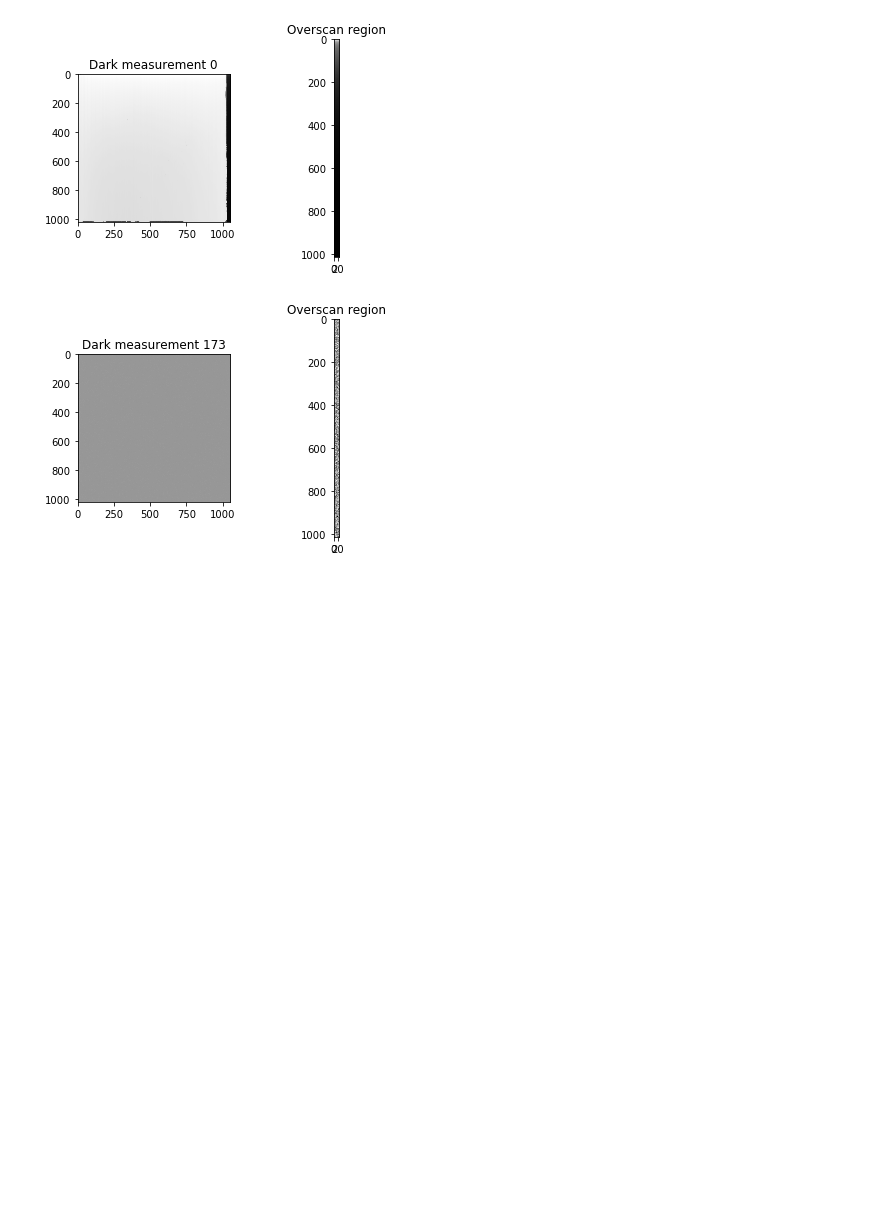
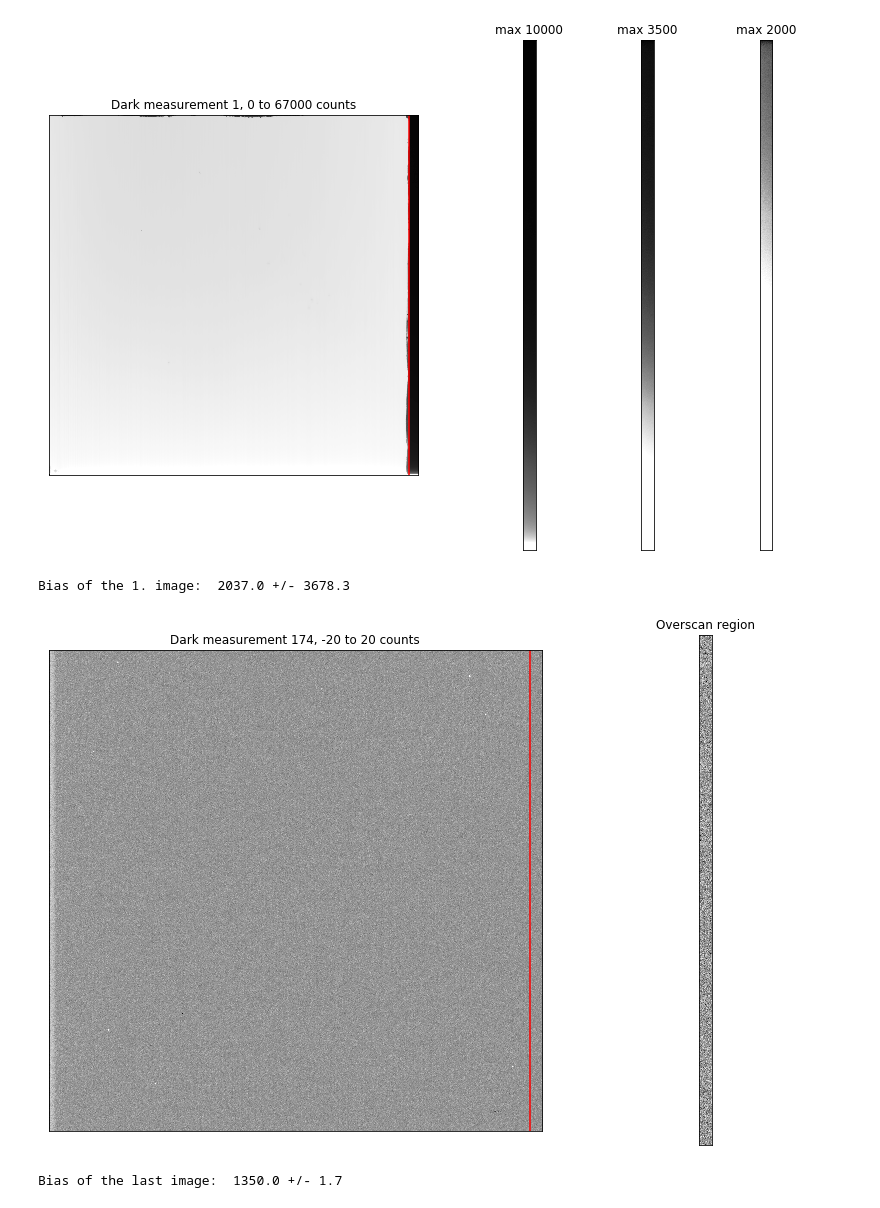
Before and after one commit to anananlyjlyj/physics-FP-Uni-HD, a Jupyter notebook: F30 Stellar CCD Photometry/CCD.ipynb, the cells around one changed output. Saved outputs shown, nothing was run; the diff lists cells and outputs as text; code cells hidden in the pictures; blank space fills up the shorter version.

```diff
--- a/F30 Stellar CCD Photometry/CCD.ipynb
+++ b/F30 Stellar CCD Photometry/CCD.ipynb
@@ -13,42 +16,82 @@ from scipy.stats import linregress
 # %%
 # from dark measurement read temperature and count median, standard deviation
-#
 # To read .fits file use IFC(<path_to_files>, glob_include = file name start*, keywords = interested key in header)
 # The structure of a .fits file is Header Data Units(HDU)
-# Each HDU contains .header (header information ~ key-value pair, labels of data) and .data (image information ~ array)
+# Each HDU contains .header (header information ~ key-value pair, labels of data) and .data
 # To get value of header information use IFC(...).values(<key>) or IFC(...).summary[<key>].data
 # More info: https://ccdproc.readthedocs.io/en/latest/api/ccdproc.ImageFileCollection.html#ccdproc.ImageFileCollection.hdus
-#
-dark = IFC('.\Template_scripts\darks\\',glob_include='dark_*', keywords=['ccdtemp', 'datamedi', 'datastdv'])
+path = r".\Template Scripts\darks"
+dark = IFC(path,glob_include='dark_*', keywords=['ccdtemp','datamedi','datastdv'])
 temp,med,stddev=np.asarray(dark.values("ccdtemp"))+273.15,np.asarray(dark.values("datamedi")),np.asarray(dark.values("datastdv"))
 
-# use program ds9 we read the overscan region(= bias region) for dark_0000.fits is about (row[10:1024] colomn[1025:1050])
+# use program ds9 we read the overscan region(= bias region) for dark_0000.fits is about [1025:1050]
 # a list of median bias values and the standard deviations in the overscan region
 bias_med = []
 bias_std = []
 
-for idx, hdu in enumerate(dark.hdus(save_with_name = "-bias", save_location = '.\Template_scripts\darks-bias\\',
-                                    overwrite = True)):
-    bias = CCDData(hdu.data[10:1024,1025:1050], unit="electron")
+path = r".\Template Scripts\darks-bias"
+for idx, hdu in enumerate(dark.hdus(save_with_name = "-bias",
+                                    save_location = path, overwrite = True)):
+    bias = CCDData(hdu.data[0:1024,1025:1050], unit="electron")
     bias_med.append(np.median(np.asarray(bias)))
     bias_std.append(np.std(np.asarray(bias)))
     # Correct each of the dark measurements with their corresponding median bias value
     hdu.data = hdu.data - np.median(np.asarray(bias))
-    if idx == 0 or idx == 173:
+    if idx == 0:
         # plot of the whole image
         pic = CCDData(hdu.data, unit="electron") # convert hdu(array) to pic(CCDData) first
-        fig, (ax1, ax2) = plt.subplots(1, 2)
-        ax1.imshow(pic, cmap='Greys_r')
-        ax1.set_title("Dark measurement " + str(idx))
+        ax1 = plt.subplot2grid((1,7),(0,0),colspan=4)
+        ax2 = plt.subplot2grid((1,7),(0,4))
+        ax3 = plt.subplot2grid((1,7),(0,5))
+        ax4 = plt.subplot2grid((1,7),(0,6))
+        ax1.imshow(pic, cmap='Greys_r', origin='lower left')
+        ax1.axvline(x=1024,color='red')
+        ax1.xaxis.set_major_locator(plt.NullLocator())
+        ax1.yaxis.set_major_locator(plt.NullLocator())
+        ax1.set_title("Dark measurement " + str(idx+1) + ", 0 to 67000 counts")
         # plot of overscan region
-        ax2.imshow(bias, cmap='Greys_r')
+        ax2.imshow(bias, cmap='Greys_r', origin='lower left',vmax=10000)
+        ax2.set_title("max 10000")
+        ax2.yaxis.set_major_locator(plt.NullLocator())
+        ax2.xaxis.set_major_locator(plt.NullLocator())
+        # more overscan
+        ax3.imshow(bias, cmap='Greys_r', origin='lower left',vmax=3500)
+        ax3.set_title("max 3500")
+        ax3.yaxis.set_major_locator(plt.NullLocator())
+        ax3.xaxis.set_major_locator(plt.NullLocator())
+        ax4.imshow(bias, cmap='Greys_r', origin='lower left',vmax=2000)
+        ax4.set_title("max 2000")
+        ax4.yaxis.set_major_locator(plt.NullLocator())
+        ax4.xaxis.set_major_locator(plt.NullLocator())
+        plt.tight_layout()
+        plt.gcf().set_size_inches(11.69, 8.27)
+        plt.savefig(r".\pictures\darkbias1.png",)
+        plt.show()
+        print("Bias of the 1. image: ", bias_med[0], "+/-", round(bias_std[0],1))
+    if idx == 173:
+        # plot of the whole image
+        pic = CCDData(hdu.data, unit="electron") # convert hdu(array) to pic(CCDData) first
+        ax1 = plt.subplot2grid((1,3),(0,0),colspan=2)
+        ax2 = plt.subplot2grid((1,3),(0,2))
+        ax1.imshow(pic, cmap='Greys_r', origin='lower left',vmin=-20, vmax=20)
+        ax1.axvline(x=1024,color='red')
+        ax1.yaxis.set_major_locator(plt.NullLocator())
+        ax1.xaxis.set_major_locator(plt.NullLocator())
+        ax1.set_title("Dark measurement " + str(idx+1) + ", -20 to 20 counts")
+        # plot of overscan region
+        ax2.imshow(bias, cmap='Greys_r', origin='lower left')
         ax2.set_title("Overscan region")
+        ax2.yaxis.set_major_locator(plt.NullLocator())
+        ax2.xaxis.set_major_locator(plt.NullLocator())
+        plt.tight_layout()
+        plt.gcf().set_size_inches(11.69, 8.27)
+        plt.savefig(r".\pictures\darkbias2.png",)
         plt.show()
-
-# TODO: Why do we have to determine and subtract the bias value for every image individually?
-#
+        print("Bias of the last image: ", bias_med[-1], "+/-", round(bias_std[-1],1))
 # %% [output]
-[figure, old version]
+[figure, new version]
+Bias of the 1. image:  2037.0 +/- 3678.3
-[figure, old version]
+[figure, new version]
+Bias of the last image:  1350.0 +/- 1.7
 # %%
 # Extract the median dark current values of the bias-subtracted FITS files of the dark measurements
```
Also changed, not shown: parts of 10 cells of this notebook, 22 other files.
